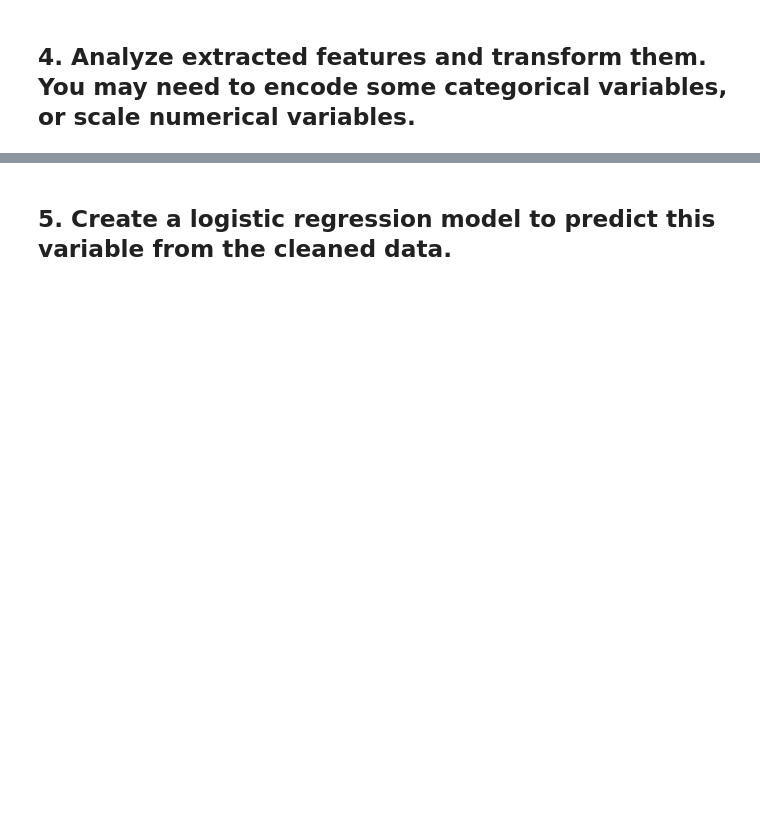
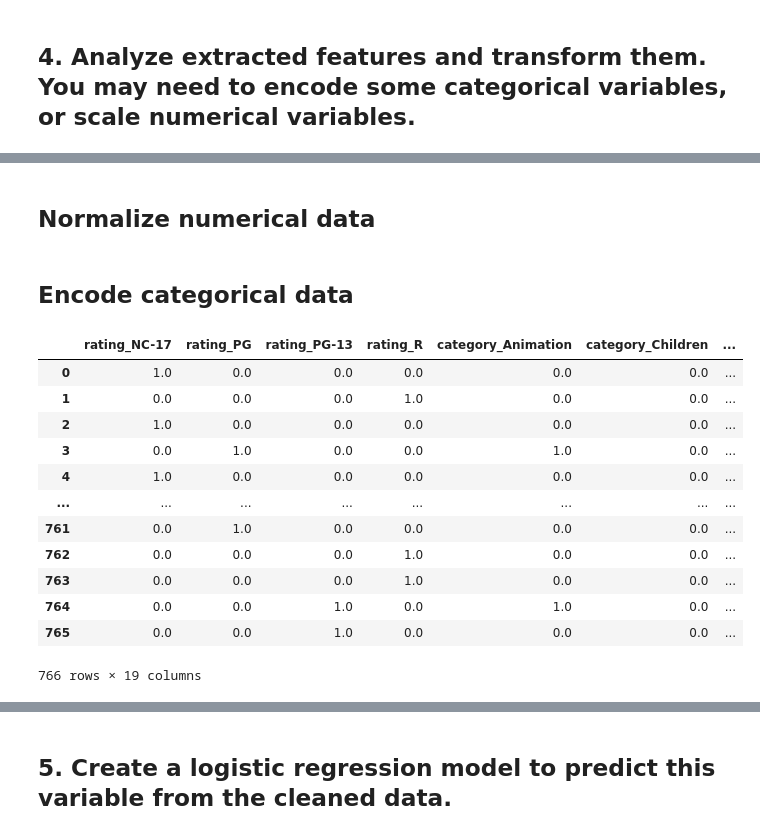
Before and after one commit to rjpeters/labs_week_3, a Jupyter notebook: Lab 3.08.ipynb, the cells around one changed output, grey strips where cells are left out. Drawn from its saved outputs; the diff is of its cells as text; code cells hidden in the pictures; blank space fills up the shorter version.

```diff
--- a/Lab 3.08.ipynb
+++ b/Lab 3.08.ipynb
@@ -261,0 +230,2 @@ dtype: int64
+# %%
+data = data.drop(columns= ['film_id', 'title'])
@@ -261,0 +267,3 @@ dtype: int64
+# %%
+X = data.drop(columns = ['rented_last_month'])
+y = data['rented_last_month']
@@ -261,0 +272,4 @@ dtype: int64
+# %%
+import numpy as np
+from sklearn.model_selection import train_test_split
+X_train, X_test, y_train, y_test = train_test_split(X, y, test_size=0.2, random_state=420)
@@ -261,0 +278,8 @@ dtype: int64
+# %%
+X_train_num = X_train.select_dtypes(include = np.number)
+X_test_num = X_test.select_dtypes(include = np.number)
+
+X_train_cat = X_train.select_dtypes(include = object)
+X_test_cat = X_test.select_dtypes(include = object)
+# %% [markdown]
+## Normalize numerical data
@@ -261,0 +301,27 @@ dtype: int64
+# %% [markdown]
+## Encode categorical data
+# %%
+from sklearn.preprocessing import OneHotEncoder
+
+encoder = OneHotEncoder(drop="first").fit(X_train_cat)
+
+# Training data
+encoded_train = encoder.transform(X_train_cat).toarray()
+
+names_train = encoder.get_feature_names_out(['rating', 'category'])
+encoded_train_df = pd.DataFrame(data=encoded_train, columns = names_train)
+encoded_train_df
+# %% [output]
+|  | rating_NC-17 | rating_PG | rating_PG-13 | rating_R | category_Animation | category_Children | ... |
+| 0 | 1.0 | 0.0 | 0.0 | 0.0 | 0.0 | 0.0 | ... |
+| 1 | 0.0 | 0.0 | 0.0 | 1.0 | 0.0 | 0.0 | ... |
+| 2 | 1.0 | 0.0 | 0.0 | 0.0 | 0.0 | 0.0 | ... |
+| 3 | 0.0 | 1.0 | 0.0 | 0.0 | 1.0 | 0.0 | ... |
+| 4 | 1.0 | 0.0 | 0.0 | 0.0 | 0.0 | 0.0 | ... |
+| ... | ... | ... | ... | ... | ... | ... | ... |
+| 761 | 0.0 | 1.0 | 0.0 | 0.0 | 0.0 | 0.0 | ... |
+| 762 | 0.0 | 0.0 | 0.0 | 1.0 | 0.0 | 0.0 | ... |
+| 763 | 0.0 | 0.0 | 0.0 | 1.0 | 0.0 | 0.0 | ... |
+| 764 | 0.0 | 0.0 | 1.0 | 0.0 | 1.0 | 0.0 | ... |
+| 765 | 0.0 | 0.0 | 1.0 | 0.0 | 0.0 | 0.0 | ... |
+766 rows × 19 columns
```
Also changed, not shown: parts of 36 cells of this notebook.
